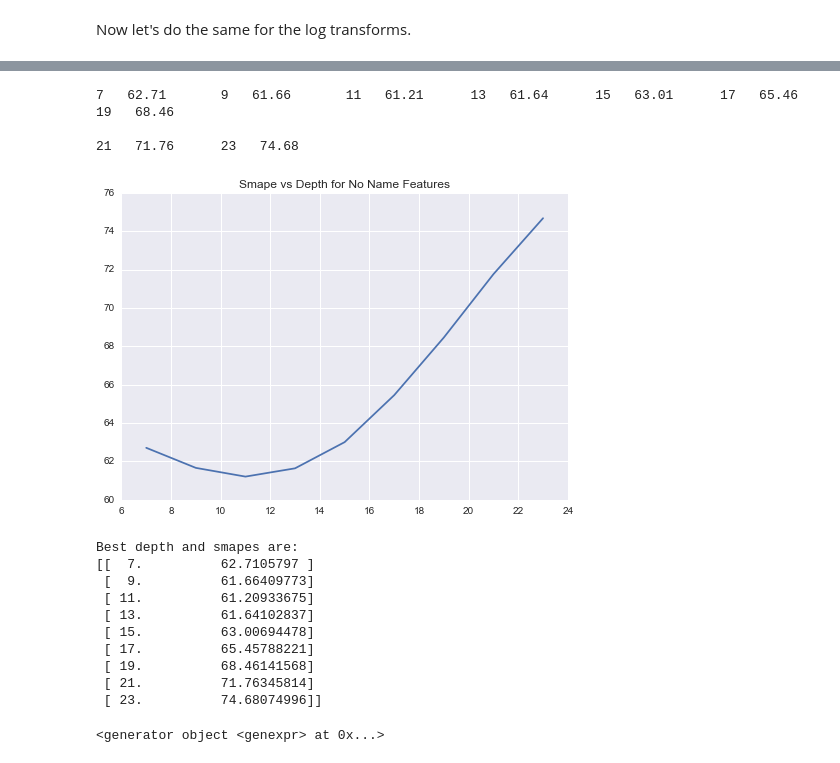
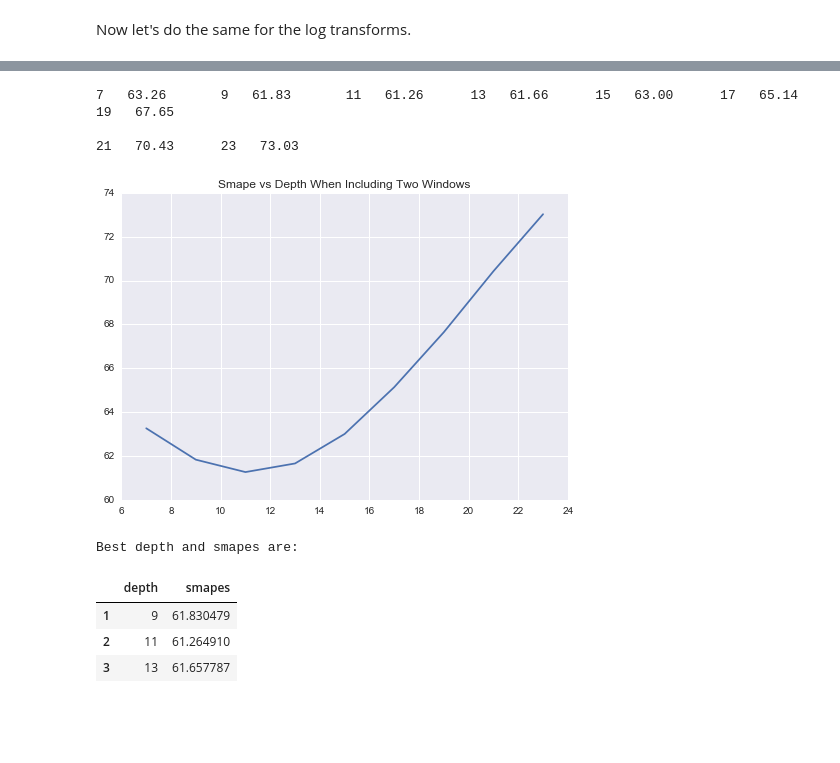
Before and after one commit to MatthewMcGonagle/KaggleWikiTraffic, a Jupyter notebook: FinalReport.ipynb, the cells around one changed output, grey strips where cells are left out. Drawn from its saved outputs; the diff is of its cells as text; code cells hidden in the pictures; blank space fills up the shorter version.

Commit message:
Finished analaysis for two windows using transformation and log transformation. Removed paramter search over window sizes and log transform parameter. It is only a small gain for a lot of work.

```diff
--- a/FinalReport.ipynb
+++ b/FinalReport.ipynb
@@ -755,6 +756,7 @@ def timeFeatures2(X, windowSizes):
 # %%
 # Let's start by searching on first window range.
 
+nSamples, nTimes = X_train.shape
 search = np.arange(1, nTimes - 1, 25)
 
 nColumns = 7
@@ -947,8 +949,9 @@ Best depth and smapes are:
 # %% [markdown]
 Now let's do the same for the log transforms.
 # %%
-# Let's try searching over both window sizes.
+# Let's try searching over both window sizes when including log transform.
 
+param = 300
 search = np.arange(1, nTimes, 50)
 search = [[x, y] for x in search for y in search if x + y < nTimes + 1]
 
@@ -956,7 +959,7 @@ nColumns = 5
 columns = np.arange(len(search)) % nColumns
 results = []
 
-Z_train = np.log(epsilon + X_train[:, nName:])
+Z_train = np.log(param + X_train[:, nName:])
 for sizes, col in zip(search, columns):
 
     tFeatures = timeFeatures2(Z_train, sizes)
@@ -973,5 +976,7 @@ results = np.stack(results, axis = -1)
 plt.plot(results[0, 2])
 plt.plot(results[1, 2], color = 'red')
 plt.plot(results[0, 1], color = 'green')
+plt.title('Correlations for Two Window Size Search')
+plt.legend(['All vs Window2', 'Window1 vs Window2', 'All vs Window1'], loc = (1.1, 0.5))
 plt.show()
 # %% [output]
@@ -1010,10 +1031,10 @@ print(output[mask])
 # %%
 # Now we look at a depth first search.
-param = 10
+param = 300
 timeTransformer = Pipeline([ ('dropNames', FunctionTransformer(lambda X : X[:, nName:])),
                              ('log', FunctionTransformer(lambda X : np.log(param + X))),
                              ('timeFeatures2', FunctionTransformer(timeFeatures2,
-                                                                 kw_args = {'windowSizes' : [51, 201]})),
+                                                                 kw_args = {'windowSizes' : [51, 151]})),
                              ('transform', FunctionTransformer(transform_tFeatures,
                                                               kw_args = {'n_out' : 3}))])
 
@@ -1021,49 +1042,43 @@ nameTransformer = FunctionTransformer(lambda X : X[:, :nName])
 dataTransformer = FeatureUnion([ ('name', nameTransformer),
                                  ('time', timeTransformer) ])
 
 model = Pipeline([ ('data', dataTransformer),
                    ('tree', DecisionTreeRegressor(max_depth = 10)) ])
 
 search = np.arange(7, 25, 2)
 
 smapes = np.empty(0)
 nColumns = 7
 columns = np.arange(len(search)) % nColumns
 
 Z_train = np.log(param + Y_train)
 for depth, col in zip(search, columns):
     model.set_params(tree__max_depth = depth)
     model.fit(X_train, Z_train)
     Z_predict = model.predict(X_valid)
     Y_predict = -param + np.exp(Z_predict)
     newsmape = smape(epsilon + Y_predict, Y_valid)
     smapes = np.append(smapes, newsmape)
     print(depth, ' ', '%.2f' % newsmape, '\t', end = '')
     if col == nColumns - 1:
         print('\n')
 
 plt.plot(search, smapes)
-plt.title('Smape vs Depth for No Name Features')
+plt.title('Smape vs Depth When Including Two Windows')
 plt.show()
 
 print('Best depth and smapes are:')
-print(np.vstack((search, smapes)).T [smapes < 75])
+results_df = pd.DataFrame(search, columns = ['depth'])
+results_df['smapes'] = smapes
+
+results_df[results_df.smapes < 63]
 # %% [output]
-7   62.71       9   61.66       11   61.21      13   61.64      15   63.01      17   65.46      19   68.46
+7   63.26       9   61.83       11   61.26      13   61.66      15   63.00      17   65.14      19   67.65
 
-21   71.76      23   74.68
+21   70.43      23   73.03
-[figure, old version]
+[figure, new version]
 Best depth and smapes are:
-[[  7.          62.7105797 ]
- [  9.          61.66409773]
- [ 11.          61.20933675]
- [ 13.          61.64102837]
- [ 15.          63.00694478]
- [ 17.          65.45788221]
- [ 19.          68.46141568]
- [ 21.          71.76345814]
- [ 23.          74.68074996]]
+|  | depth | smapes |
+| 1 | 9 | 61.830479 |
+| 2 | 11 | 61.264910 |
+| 3 | 13 | 61.657787 |
-# %%
-(np.log(param + X_train) for param in np.arange(1, 25))
-# %% [output]
-<generator object <genexpr> at 0x...>
```
Also changed, not shown: parts of 10 cells of this notebook.
